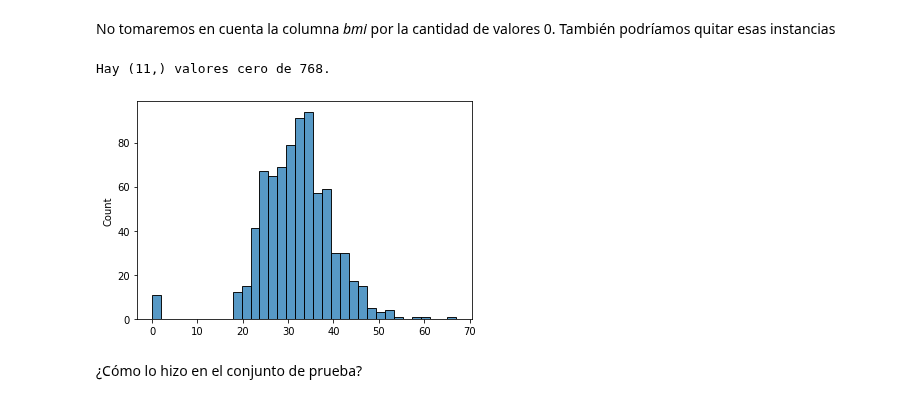
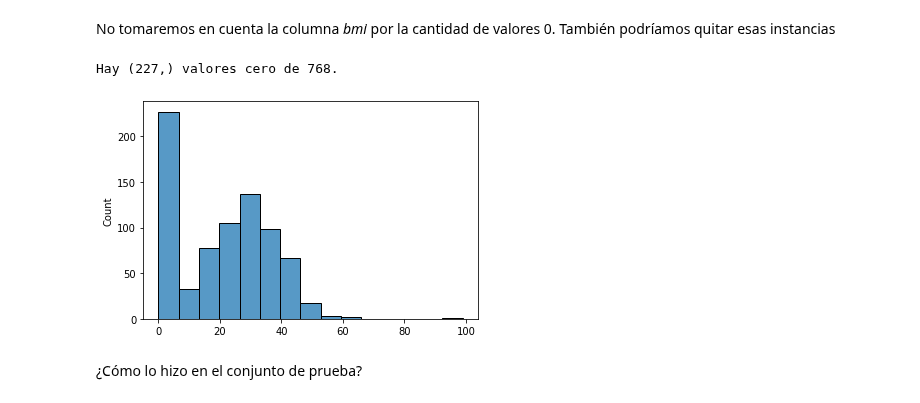
Before and after one commit to DCDPUAEM/DCDP, a Jupyter notebook: 04 Clasificación y Agrupamiento/notebooks/07-RandomForest.ipynb, the cells around one changed output. Drawn from its saved outputs; the diff is of its cells as text; code cells hidden in the pictures.

```diff
--- a/04 Clasificación y Agrupamiento/notebooks/07-RandomForest.ipynb
+++ b/04 Clasificación y Agrupamiento/notebooks/07-RandomForest.ipynb
@@ -46,14 +46,14 @@ No tomaremos en cuenta la columna *bmi* por la cantidad de valores 0. También p
 # %%
 import matplotlib.pyplot as plt
 import numpy as np
 
-print(f"Hay {np.where(df['bmi'].values==0)[0].shape} valores cero de {df['bmi'].values.shape[0]}.")
+print(f"Hay {np.where(df['skin'].values==0)[0].shape} valores cero de {df['skin'].values.shape[0]}.")
 
 plt.figure()
-sns.histplot(df['bmi'].values)
+sns.histplot(df['skin'].values)
 plt.show()
 # %% [output]
-Hay (11,) valores cero de 768.
+Hay (227,) valores cero de 768.
-[figure, old version]
+[figure, new version]
 # %%
 # ----- Definimos las features
```
Also changed, not shown: parts of 12 cells of this notebook, 1 other file.
